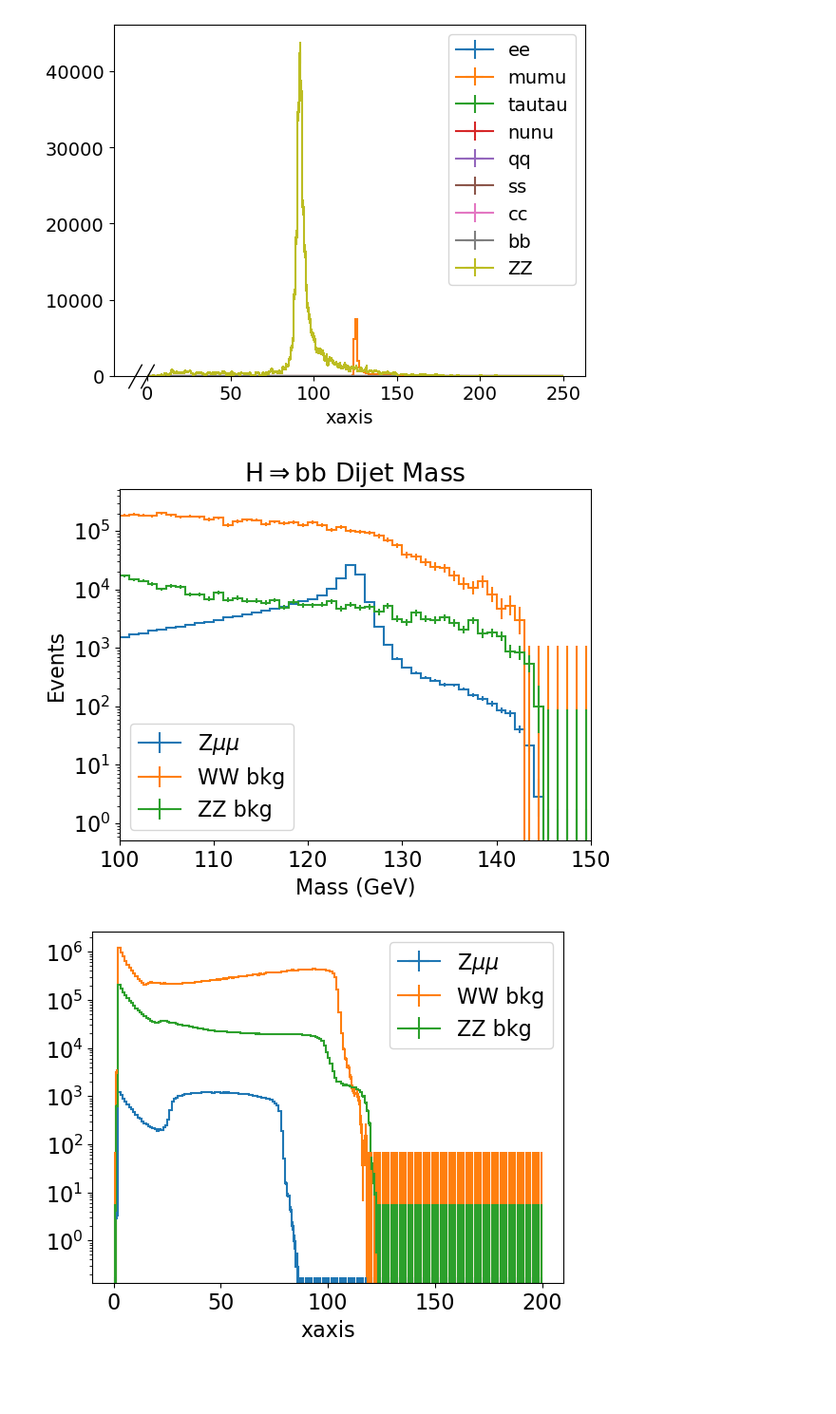
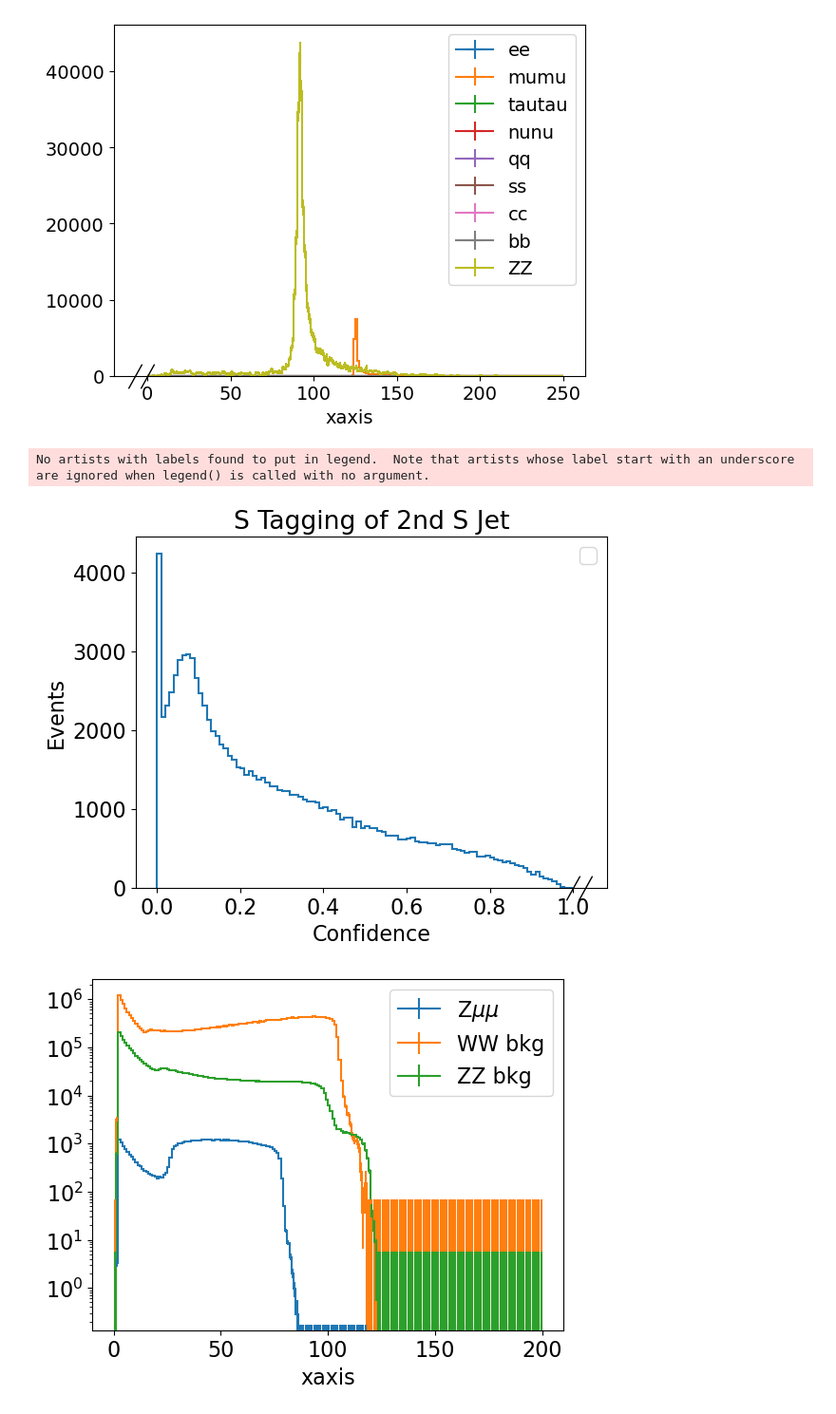
Before and after one commit to ilsanford/FCCAnalyzer, a Jupyter notebook: analyses/h_bb/h_bb.ipynb, the cells around one changed output. Shown: that part at 95% size. Drawn from its saved outputs; the diff is of its cells as text; code cells hidden in the pictures; blank space fills up the shorter version.

Commit message:
better makeshift 4 jet tagging

```diff
--- a/analyses/h_bb/h_bb.ipynb
+++ b/analyses/h_bb/h_bb.ipynb
@@ -115,20 +166,26 @@ plt.show()
 # %% [output]
 [figure]
 # %%
-mumu =  f_mumu['wzp6_ee_nunuH_Hbb_ecm240/zneutrinos_m'].to_hist()
-WW   = f_mumu['p8_ee_WW_ecm240/zneutrinos_m'].to_hist()
-ZZ   = f_mumu['p8_ee_ZZ_ecm240/zneutrinos_m'].to_hist()
+p = 'ss'
+g = f'sjet2_prob'
+
+mumu =  f_mumu[f'wzp6_ee_{p}H_Hbb_ecm240/{g}'].to_hist()
+#WW   = f_mumu[f'p8_ee_WW_ecm240/{g}'].to_hist()
+#ZZ   = f_mumu[f'p8_ee_ZZ_ecm240/{g}'].to_hist()
+#rest = reduce(lambda a, b : a + b, [f_mumu[x + f'/{g}'].to_hist() for x in filter(lambda x : x != f'wzp6_ee_{p}H_Hbb_ecm240', bb_sig)])
 plt.rcParams.update({'font.size': 16})
-hep.histplot([mumu, WW, ZZ], label=['Z$\mu\mu$', 'WW bkg', 'ZZ bkg'])#, stack=True)
+#hep.histplot([mumu, WW, ZZ, rest], label=[f'Z{p}', 'WW bkg', 'ZZ bkg', 'Other'], yerr=False)#, stack=True)
+hep.histplot(mumu, yerr=False)
 plt.legend()
-plt.title("H$\Rightarrow$bb Dijet Mass")
+plt.title("S Tagging of 2nd S Jet")
 plt.ylabel("Events")
-plt.xlabel("Mass (GeV)")
-plt.yscale('log')
-plt.xlim(100, 150)
+plt.xlabel("Confidence")
+#plt.yscale('log')
+#plt.xlim(0.4, 1)
 plt.show()
 # %% [output]
+No artists with labels found to put in legend.  Note that artists whose label start with an underscore are ignored when legend() is called with no argument.
-[figure, old version]
+[figure, new version]
 # %%
 mumu =  f_mumu['wzp6_ee_mumuH_Hbb_ecm240/muons_all_p_cut0'].to_hist()
 WW   = f_mumu['p8_ee_WW_ecm240/muons_all_p_cut0'].to_hist()
```
Also changed, not shown: parts of 6 cells of this notebook, 1 other file.
